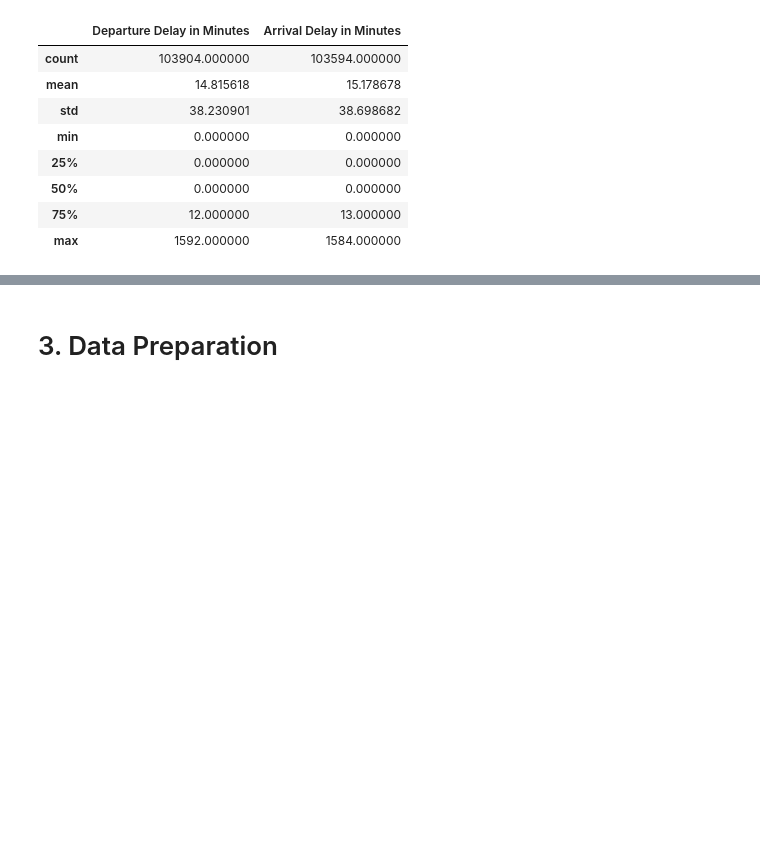
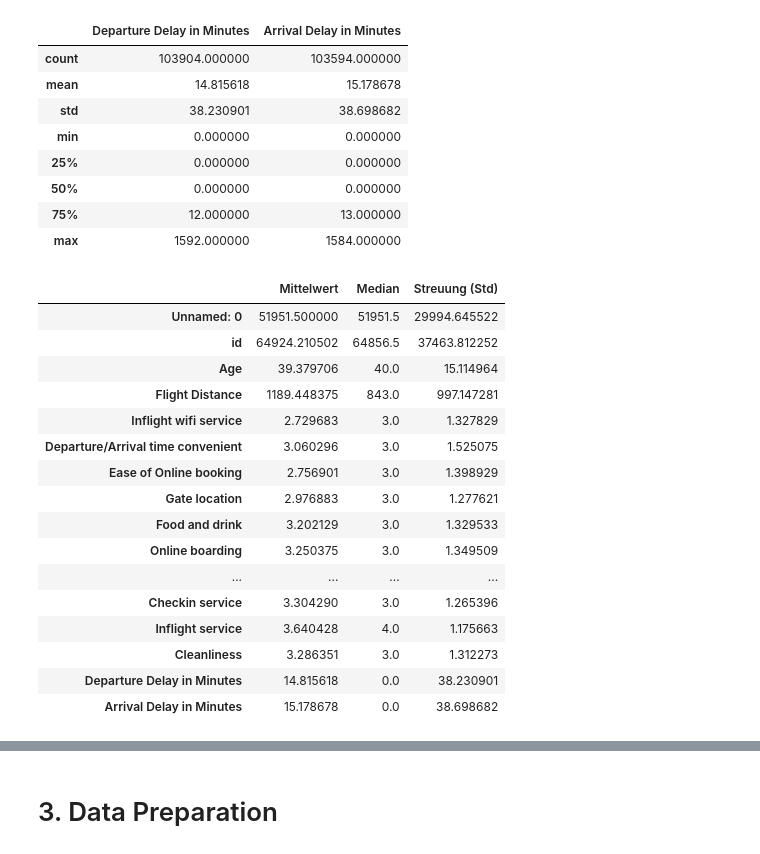
Before and after one commit to Sulphur1407/DSKI-Portfolio-1, a Jupyter notebook: PortfolioFinalVersion.ipynb, the cells around one changed output, grey strips where cells are left out. Saved outputs shown, nothing was run; the diff lists cells and outputs as text; code cells hidden in the pictures; blank space fills up the shorter version.

```diff
--- a/PortfolioFinalVersion.ipynb
+++ b/PortfolioFinalVersion.ipynb
@@ -219,3 +279,30 @@ df[["Departure Delay in Minutes", "Arrival Delay in Minutes"]].describe()
 | 50% | 0.000000 | 0.000000 |
 | 75% | 12.000000 | 13.000000 |
 | max | 1592.000000 | 1584.000000 |
+# %%
+numeric_cols = df.select_dtypes(include=[np.number]).columns
+
+summary_stats = pd.DataFrame({
+    "Mittelwert": df[numeric_cols].mean(),
+    "Median": df[numeric_cols].median(),
+    "Streuung (Std)": df[numeric_cols].std()
+})
+summary_stats
+# %% [output]
+|  | Mittelwert | Median | Streuung (Std) |
+| Unnamed: 0 | 51951.500000 | 51951.5 | 29994.645522 |
+| id | 64924.210502 | 64856.5 | 37463.812252 |
+| Age | 39.379706 | 40.0 | 15.114964 |
+| Flight Distance | 1189.448375 | 843.0 | 997.147281 |
+| Inflight wifi service | 2.729683 | 3.0 | 1.327829 |
+| Departure/Arrival time convenient | 3.060296 | 3.0 | 1.525075 |
+| Ease of Online booking | 2.756901 | 3.0 | 1.398929 |
+| Gate location | 2.976883 | 3.0 | 1.277621 |
+| Food and drink | 3.202129 | 3.0 | 1.329533 |
+| Online boarding | 3.250375 | 3.0 | 1.349509 |
+| ... | ... | ... | ... |
+| Checkin service | 3.304290 | 3.0 | 1.265396 |
+| Inflight service | 3.640428 | 4.0 | 1.175663 |
+| Cleanliness | 3.286351 | 3.0 | 1.312273 |
+| Departure Delay in Minutes | 14.815618 | 0.0 | 38.230901 |
+| Arrival Delay in Minutes | 15.178678 | 0.0 | 38.698682 |
```
Also changed, not shown: parts of 21 cells of this notebook.
